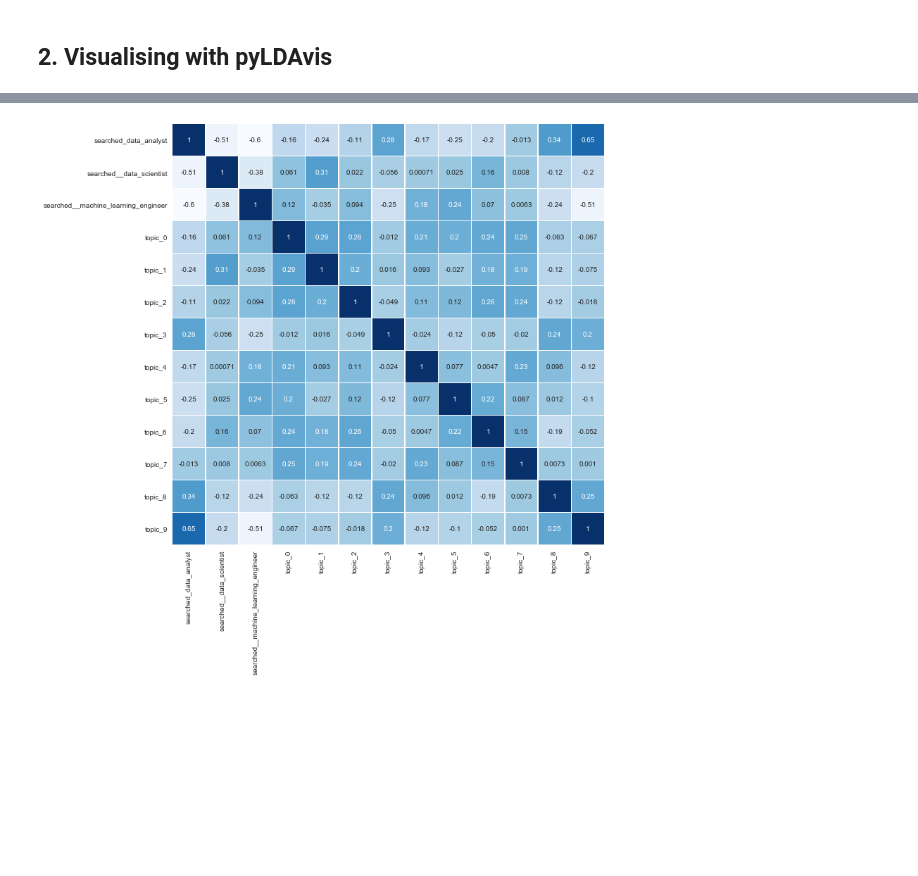
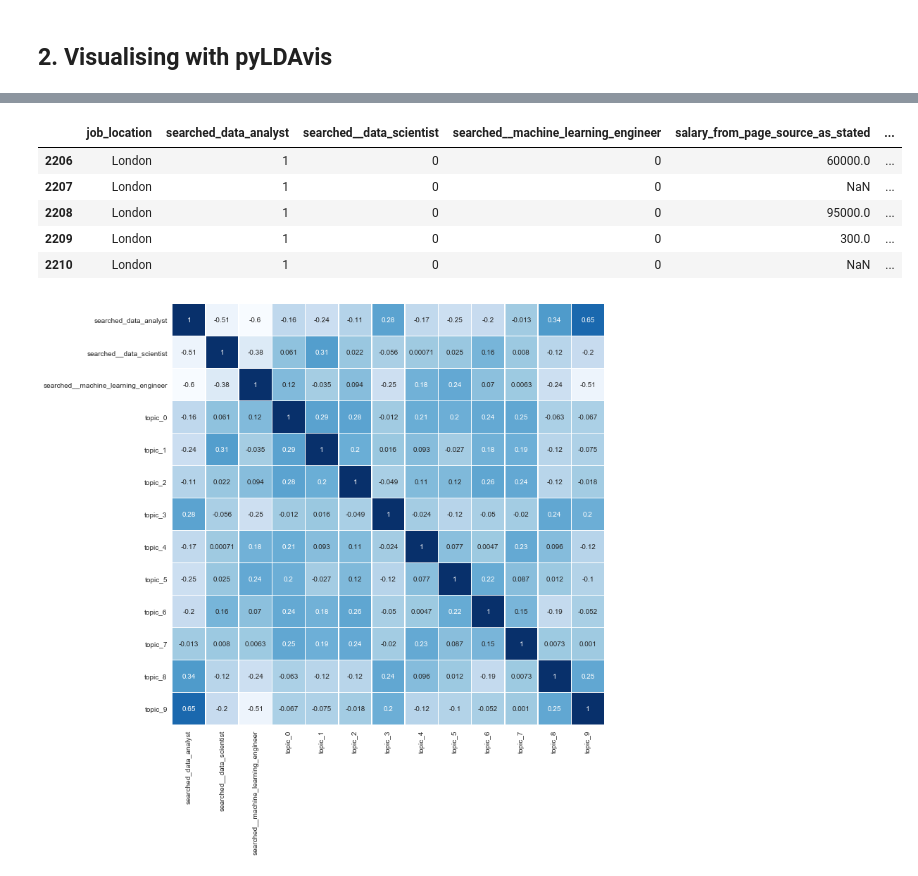
Before and after one commit to Ioana-P/MLEng_vs_DScientist_analysis, a Jupyter notebook: 2_Topic_modelling.ipynb, the cells around one changed output, grey strips where cells are left out. Drawn from its saved outputs; the diff is of its cells as text; code cells hidden in the pictures; blank space fills up the shorter version.

```diff
--- a/2_Topic_modelling.ipynb
+++ b/2_Topic_modelling.ipynb
@@ -136,3 +117,12 @@ lda_data.head(2)
+# %%
+lda_data.iloc[:,4:].tail()
+# %% [output]
+|  | job_location | searched_data_analyst | searched__data_scientist | searched__machine_learning_engineer | salary_from_page_source_as_stated | ... |
+| 2206 | London | 1 | 0 | 0 | 60000.0 | ... |
+| 2207 | London | 1 | 0 | 0 | NaN | ... |
+| 2208 | London | 1 | 0 | 0 | 95000.0 | ... |
+| 2209 | London | 1 | 0 | 0 | 300.0 | ... |
+| 2210 | London | 1 | 0 | 0 | NaN | ... |
 # %%
 plt.figure(figsize=(11,11))
 sns.heatmap(lda_data[['searched_data_analyst', 'searched__data_scientist', 'searched__machine_learning_engineer',
```
Also changed, not shown: parts of 5 cells of this notebook, 1 other file.
